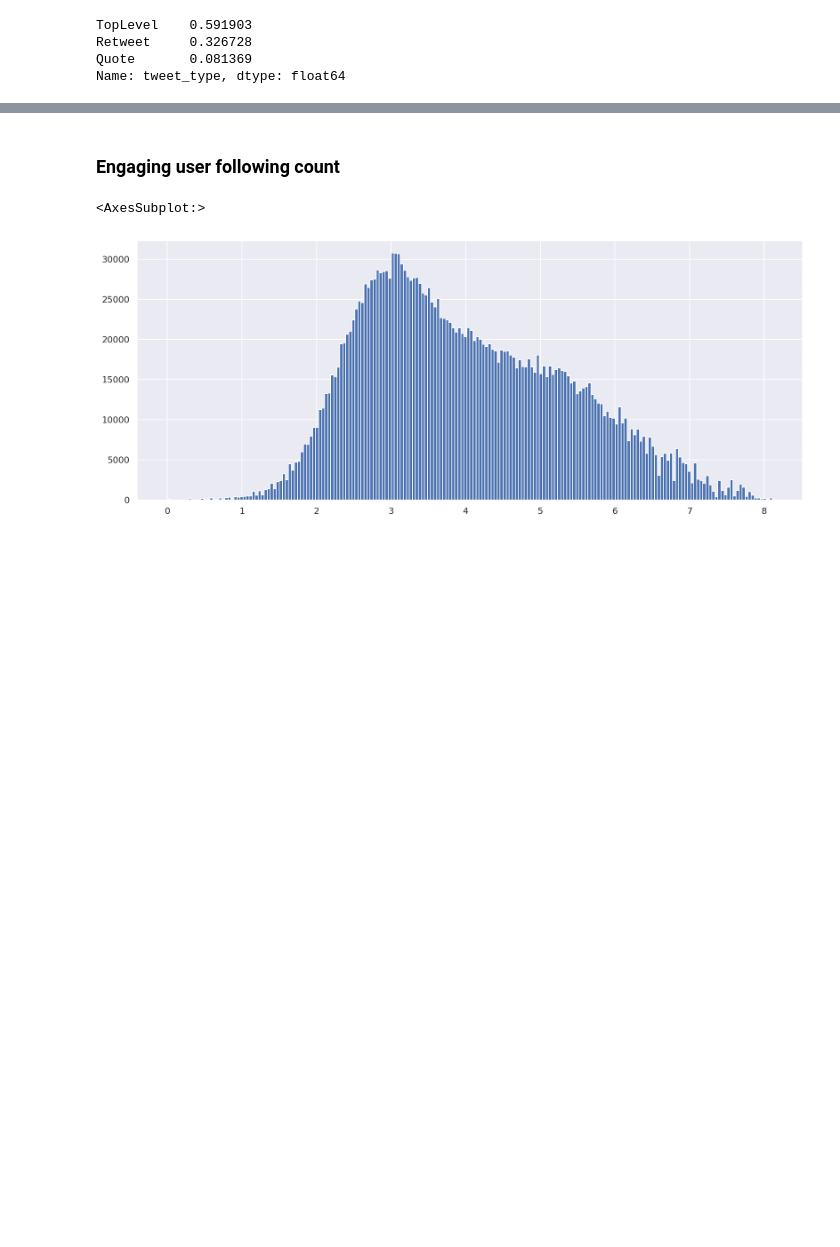
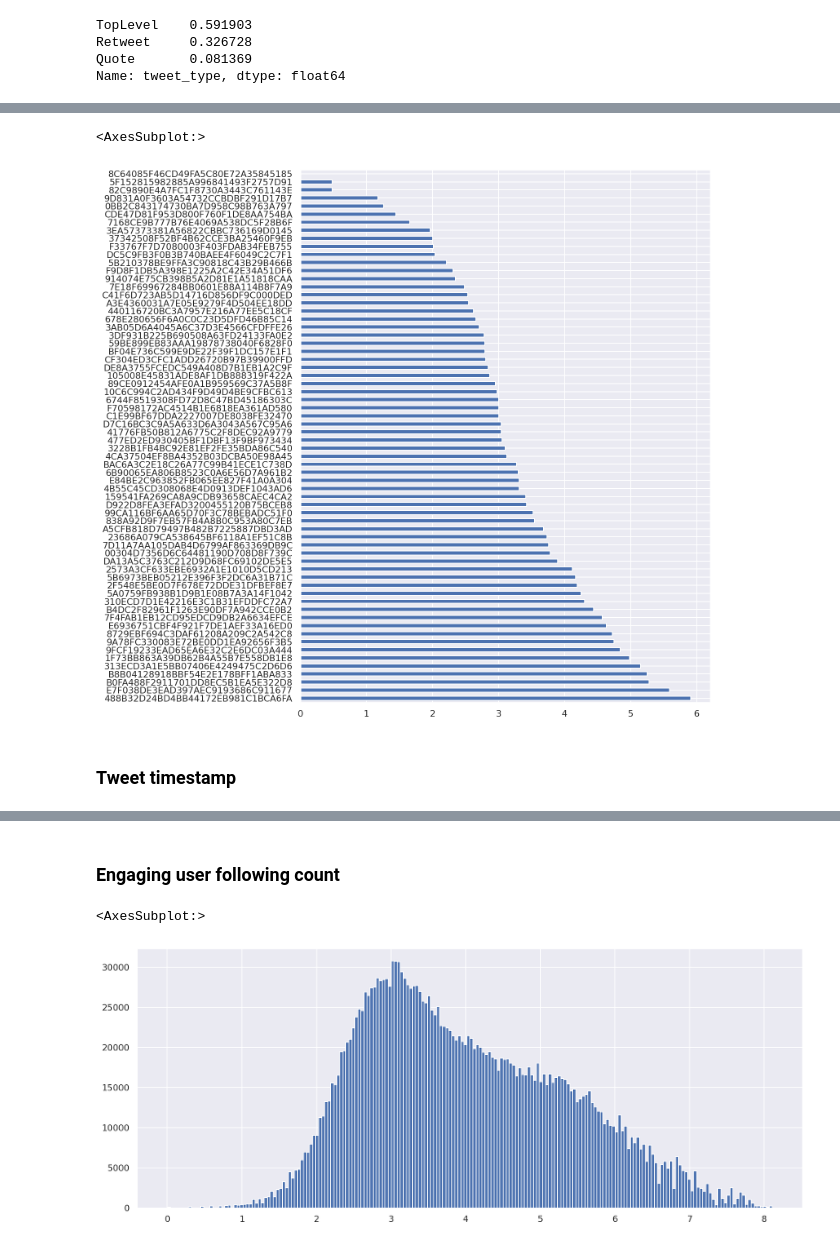
Before and after one commit to MAL-TO/recsys-2021, a Jupyter notebook: andrea/recsys-2021/notebooks/1.0-ac-initial-data-exploration.ipynb, the cells around one changed output, grey strips where cells are left out. Saved outputs shown, nothing was run; the diff lists cells and outputs as text; code cells hidden in the pictures; blank space fills up the shorter version.

```diff
--- a/andrea/recsys-2021/notebooks/1.0-ac-initial-data-exploration.ipynb
+++ b/andrea/recsys-2021/notebooks/1.0-ac-initial-data-exploration.ipynb
@@ -120,0 +233,7 @@ Name: tweet_type, dtype: float64
+# %%
+df['language'].value_counts().apply(np.log10).plot.barh(figsize=(9, 12))
+# %% [output]
+<AxesSubplot:>
+[figure, added]
+# %% [markdown]
+### Tweet timestamp
```
Also changed, not shown: parts of 27 cells of this notebook.
